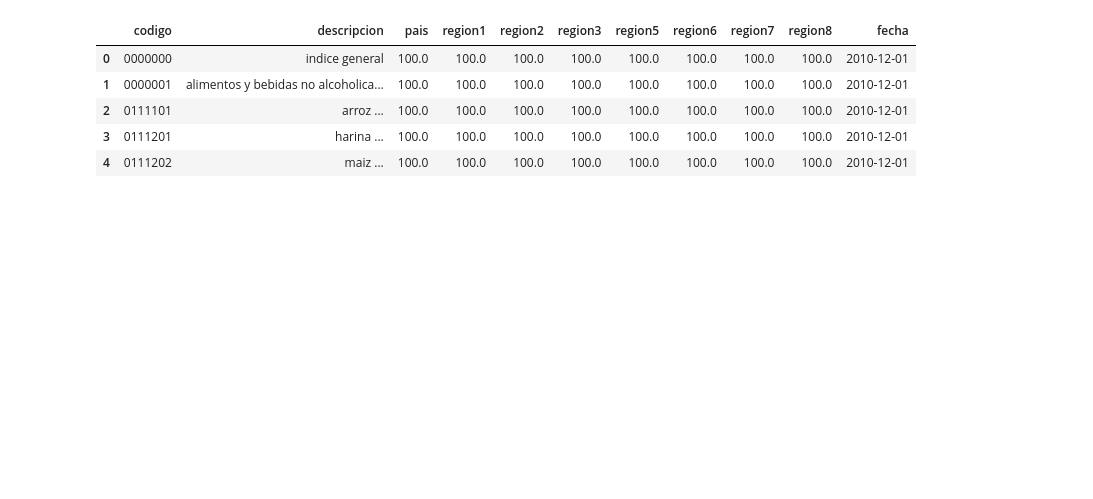
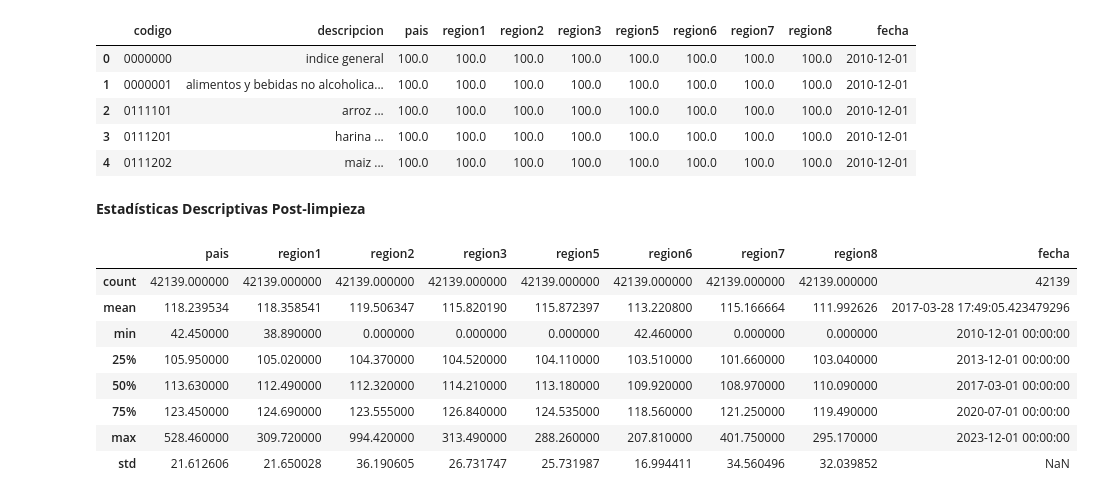
Before and after one commit to LeivaDiego/Proyecto-Mineria, a Jupyter notebook: IPC_EDA_V2.ipynb, the cells around one changed output. Saved outputs shown, nothing was run; the diff lists cells and outputs as text; code cells hidden in the pictures; blank space fills up the shorter version.

Commit message:
Resultados Post Limpieza

```diff
--- a/IPC_EDA_V2.ipynb
+++ b/IPC_EDA_V2.ipynb
@@ -567,3 +567,17 @@ data.head()
 | 2 | 0111101 | arroz ... | 100.0 | 100.0 | 100.0 | 100.0 | 100.0 | 100.0 | 100.0 | 100.0 | 2010-12-01 |
 | 3 | 0111201 | harina ... | 100.0 | 100.0 | 100.0 | 100.0 | 100.0 | 100.0 | 100.0 | 100.0 | 2010-12-01 |
 | 4 | 0111202 | maiz ... | 100.0 | 100.0 | 100.0 | 100.0 | 100.0 | 100.0 | 100.0 | 100.0 | 2010-12-01 |
+# %% [markdown]
+**Estadísticas Descriptivas Post-limpieza**
+# %%
+data.describe()
+# %% [output]
+|  | pais | region1 | region2 | region3 | region5 | region6 | region7 | region8 | fecha |
+| count | 42139.000000 | 42139.000000 | 42139.000000 | 42139.000000 | 42139.000000 | 42139.000000 | 42139.000000 | 42139.000000 | 42139 |
+| mean | 118.239534 | 118.358541 | 119.506347 | 115.820190 | 115.872397 | 113.220800 | 115.166664 | 111.992626 | 2017-03-28 17:49:05.423479296 |
+| min | 42.450000 | 38.890000 | 0.000000 | 0.000000 | 0.000000 | 42.460000 | 0.000000 | 0.000000 | 2010-12-01 00:00:00 |
+| 25% | 105.950000 | 105.020000 | 104.370000 | 104.520000 | 104.110000 | 103.510000 | 101.660000 | 103.040000 | 2013-12-01 00:00:00 |
+| 50% | 113.630000 | 112.490000 | 112.320000 | 114.210000 | 113.180000 | 109.920000 | 108.970000 | 110.090000 | 2017-03-01 00:00:00 |
+| 75% | 123.450000 | 124.690000 | 123.555000 | 126.840000 | 124.535000 | 118.560000 | 121.250000 | 119.490000 | 2020-07-01 00:00:00 |
+| max | 528.460000 | 309.720000 | 994.420000 | 313.490000 | 288.260000 | 207.810000 | 401.750000 | 295.170000 | 2023-12-01 00:00:00 |
+| std | 21.612606 | 21.650028 | 36.190605 | 26.731747 | 25.731987 | 16.994411 | 34.560496 | 32.039852 | NaN |
```
Also changed, not shown: parts of 7 cells of this notebook.
